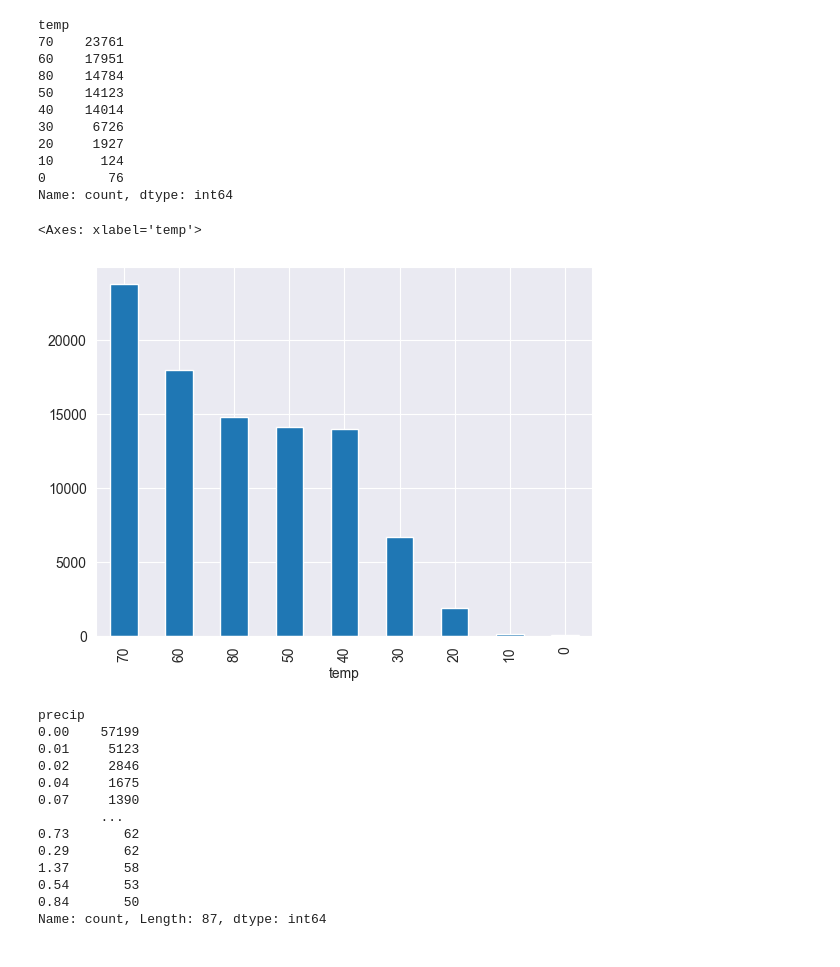
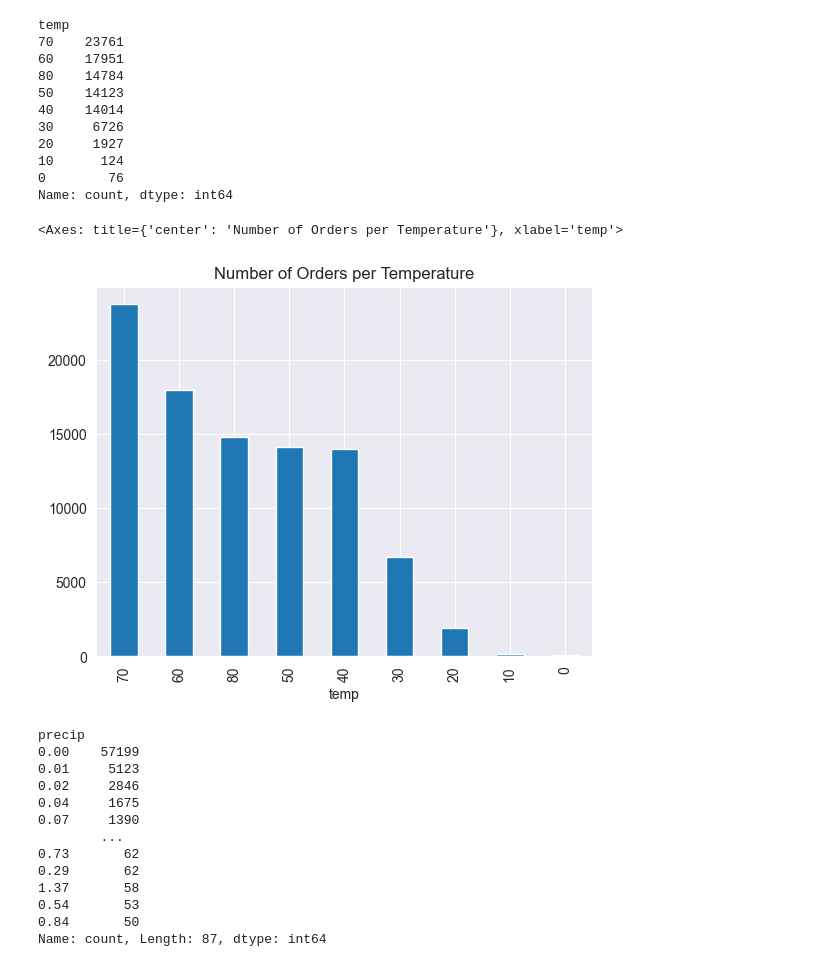
Before and after one commit to robertdfraley/PizzaWeatherPatterns, a Jupyter notebook: PizzaWeatherPattern.ipynb, the cells around one changed output. Saved outputs shown, nothing was run; the diff lists cells and outputs as text; code cells hidden in the pictures.

Commit message:
Additional visuals and a start to the README. End of progress for the day.

```diff
--- a/PizzaWeatherPattern.ipynb
+++ b/PizzaWeatherPattern.ipynb
@@ -180,10 +180,10 @@ temp
 0        76
 Name: count, dtype: int64
 # %%
-orders_per_avgtemp.plot(kind="bar")
+orders_per_avgtemp.plot(kind="bar", title='Number of Orders per Temperature')
 # %% [output]
-<Axes: xlabel='temp'>
+<Axes: title={'center': 'Number of Orders per Temperature'}, xlabel='temp'>
-[figure, old version]
+[figure, new version]
 # %%
 orders_per_precip = gold_combined_dataset.precip.value_counts()
 orders_per_precip.to_csv("data/OrdersPrecip.csv")
```
Also changed, not shown: parts of 14 cells of this notebook, 3 other files.
